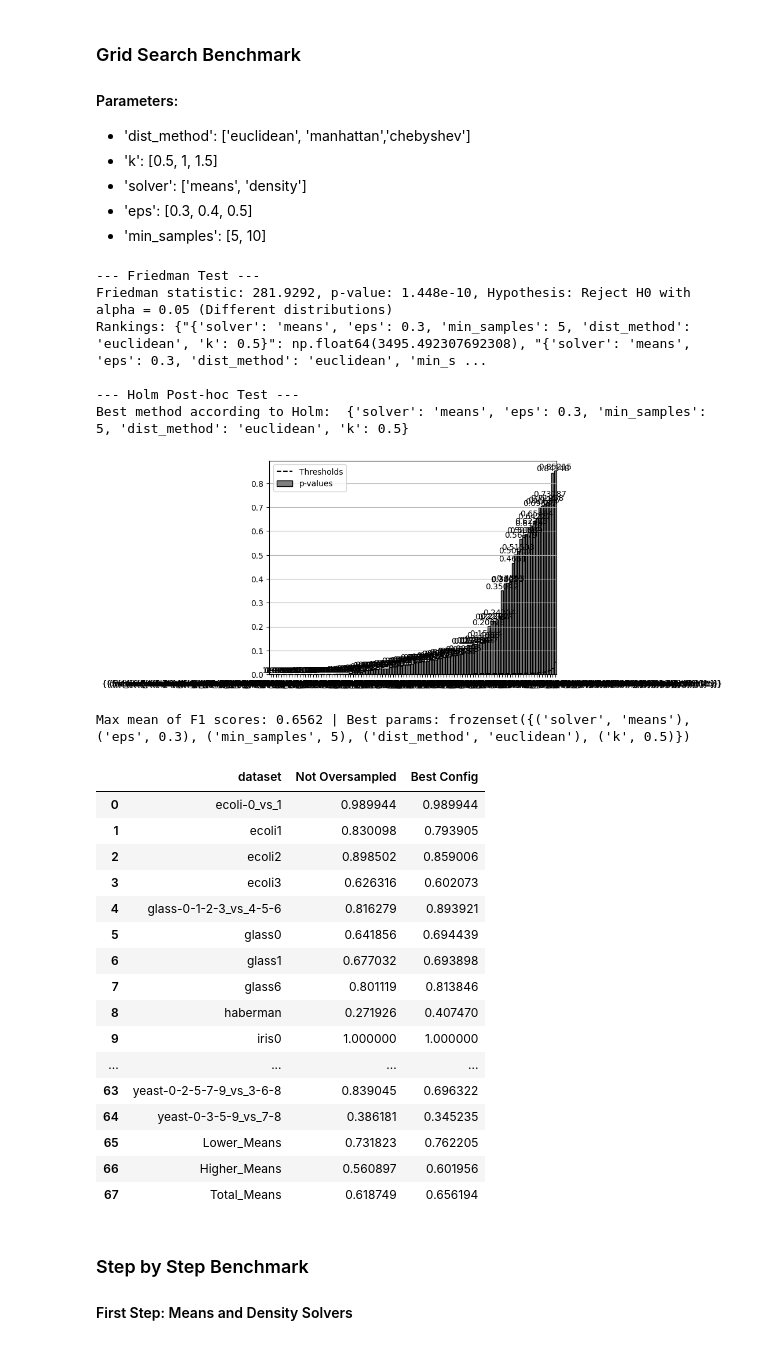
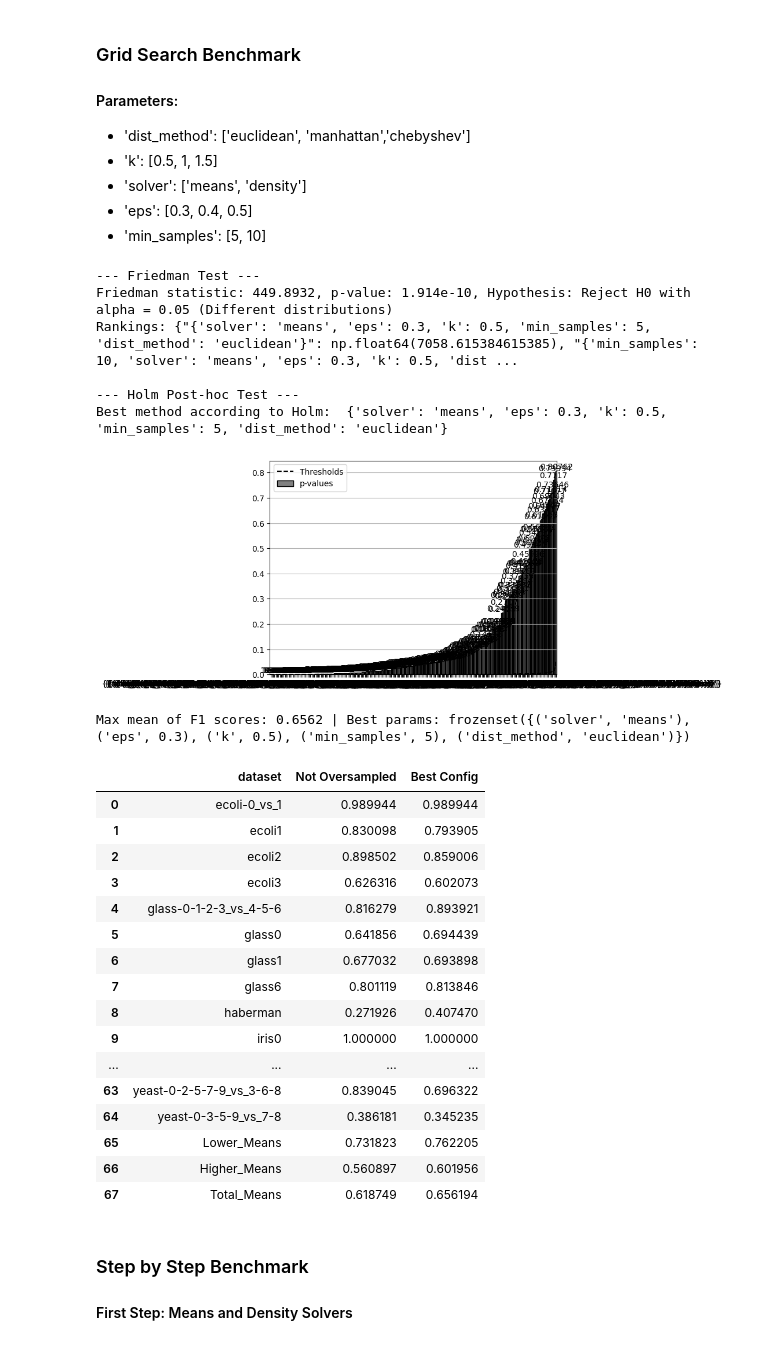
Before and after one commit to UnaiLalana/DAB-SMOTE, a Jupyter notebook: notebooks/benchmarks/StatisticalBenchmarkEvaluation.ipynb, the cells around one changed output. Cells and saved outputs as stored; diff of their text form; code cells hidden in the pictures.

```diff
--- a/notebooks/benchmarks/StatisticalBenchmarkEvaluation.ipynb
+++ b/notebooks/benchmarks/StatisticalBenchmarkEvaluation.ipynb
@@ -332,23 +332,23 @@ def grid_search(root_paths, model, param_dict, fixed_params = None):
 # %%
 from sklearn.linear_model import LogisticRegression
 param_dict = {
     'dist_method': ['euclidean', 'manhattan','chebyshev'],
     'k': [0.5, 1, 1.5],
-    'solver': ['means', 'density'],
+    'solver': ['means', 'density', 'closest', 'mixed'],
     'eps': [0.3, 0.4, 0.5],
     'min_samples': [5, 10]
 }
 
 param_grid = grid_search(root_paths=["./../../data/benchmarks/imb_IRLowerThan9/", "./../../data/benchmarks/imb_IRHigherThan9p1/", "./../../data/benchmarks/imb_IRHigherThan9p2/"],
  model = KNeighborsClassifier, param_dict=param_dict, fixed_params={})
 # %% [output]
 --- Friedman Test ---
-Friedman statistic: 281.9292, p-value: 1.448e-10, Hypothesis: Reject H0 with alpha = 0.05 (Different distributions)
-Rankings: {"{'solver': 'means', 'eps': 0.3, 'min_samples': 5, 'dist_method': 'euclidean', 'k': 0.5}": np.float64(3495.492307692308), "{'solver': 'means', 'eps': 0.3, 'dist_method': 'euclidean', 'min_s ...
+Friedman statistic: 449.8932, p-value: 1.914e-10, Hypothesis: Reject H0 with alpha = 0.05 (Different distributions)
+Rankings: {"{'solver': 'means', 'eps': 0.3, 'k': 0.5, 'min_samples': 5, 'dist_method': 'euclidean'}": np.float64(7058.615384615385), "{'min_samples': 10, 'solver': 'means', 'eps': 0.3, 'k': 0.5, 'dist ...
 
 --- Holm Post-hoc Test ---
-Best method according to Holm:  {'solver': 'means', 'eps': 0.3, 'min_samples': 5, 'dist_method': 'euclidean', 'k': 0.5}
+Best method according to Holm:  {'solver': 'means', 'eps': 0.3, 'k': 0.5, 'min_samples': 5, 'dist_method': 'euclidean'}
-[figure, old version]
+[figure, new version]
 # %%
 def find_param_column(param_grid, target_dict):
     target_key = frozenset(sorted(target_dict.items()))
@@ -376,7 +376,7 @@ print(f"Max mean of F1 scores: {means_total:.4f} | Best params: {col}")
 lower_means  = param_grid[col].iloc[:22].mean()
 higher_means = param_grid[col].iloc[22:].mean()
 
-lower_means_row  = pd.DataFrame([['Lower_Means',  lower_means ]],  columns=['dataset', col])
+lower_means_row  = pd.DataFrame([['Lower_Means',  lower_means ]], columns=['dataset', col])
 higher_means_row = pd.DataFrame([['Higher_Means', higher_means]], columns=['dataset', col])
 total_means_row  = pd.DataFrame([['Total_Means',  means_total ]], columns=['dataset', col])
 
@@ -390,7 +390,7 @@ param_grid_with_means.columns.values[2] = "Best Config"
 param_grid_with_means_color = param_grid_with_means.style.apply(highlight_max, axis=1)
 param_grid_with_means_color
 # %% [output]
-Max mean of F1 scores: 0.6562 | Best params: frozenset({('solver', 'means'), ('eps', 0.3), ('min_samples', 5), ('dist_method', 'euclidean'), ('k', 0.5)})
+Max mean of F1 scores: 0.6562 | Best params: frozenset({('solver', 'means'), ('eps', 0.3), ('k', 0.5), ('min_samples', 5), ('dist_method', 'euclidean')})
 |  | dataset | Not Oversampled | Best Config |
 | 0 | ecoli-0_vs_1 | 0.989944 | 0.989944 |
 | 1 | ecoli1 | 0.830098 | 0.793905 |
```
Also changed, not shown: parts of 4 cells of this notebook.
